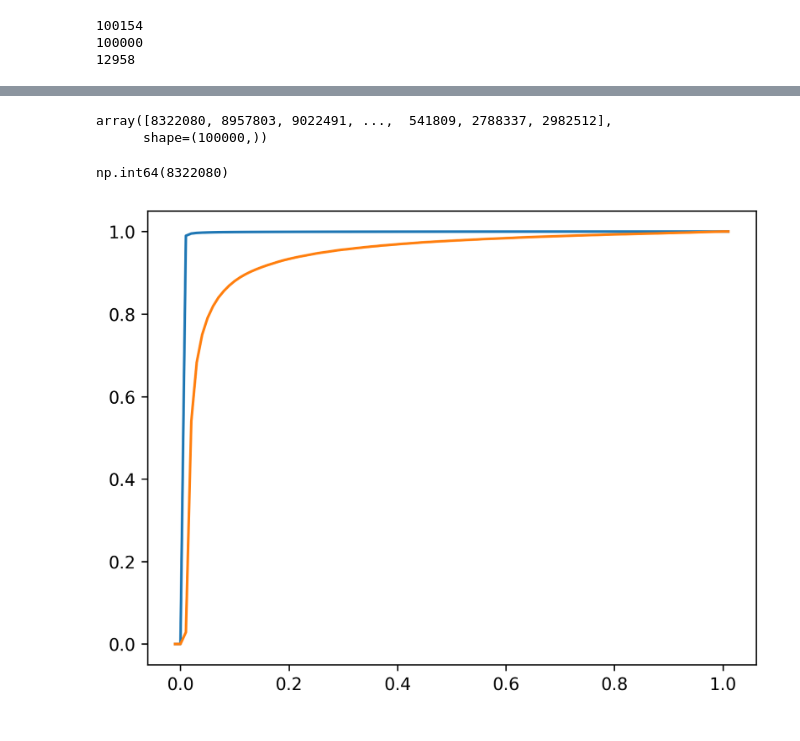
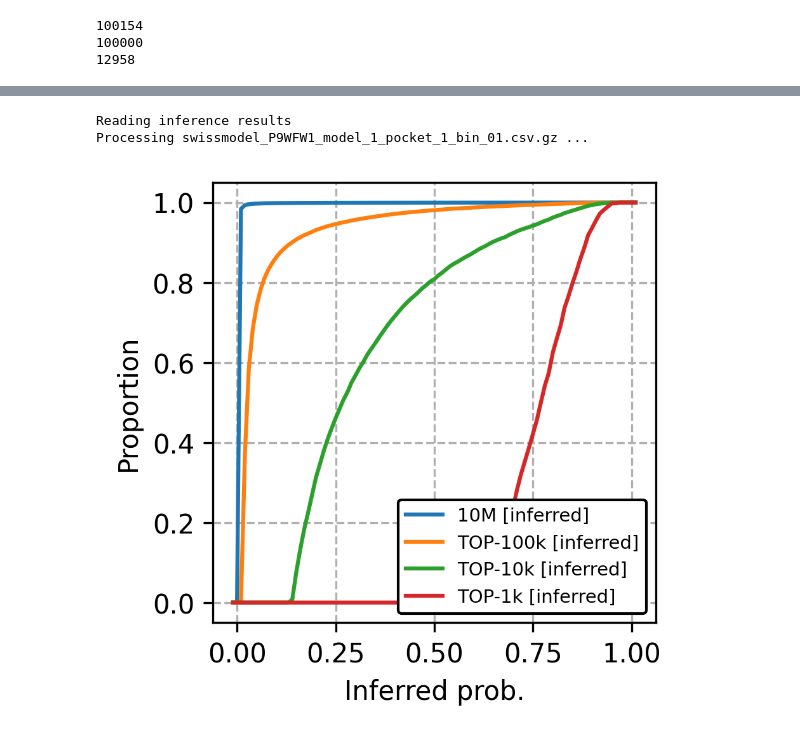
Before and after one commit to ersilia-os/mtb-targeted-protein-degradation, a Jupyter notebook: notebooks/sanity_checks.ipynb, the cells around one changed output, grey strips where cells are left out. Drawn from its saved outputs; the diff is of its cells as text; code cells hidden in the pictures.

```diff
--- a/notebooks/sanity_checks.ipynb
+++ b/notebooks/sanity_checks.ipynb
@@ -38,13 +38,13 @@ DOCKING_RESULTS_REAL_BACKGROUND = {}
 
 # For each pocket
 for pocket in tqdm(sorted(os.listdir(PATH_TO_DOCKING_RESULTS_ORIGINAL))[:]):
-    if pocket in POCKETS_TO_ANALYZE:
+    # if pocket in POCKETS_TO_ANALYZE:
         scores = pd.read_csv(os.path.join(PATH_TO_DOCKING_RESULTS_ORIGINAL, pocket, 'report.csv'))
         DOCKING_RESULTS_ORIGINAL[pocket] = {i: j for i, j in zip(scores['compound'], scores['score'])}
 
 # For each pocket
 for pocket in tqdm(sorted(os.listdir(PATH_TO_DOCKING_RESULTS_REAL))[:]):
-    if pocket in POCKETS_TO_ANALYZE:
+    # if pocket in POCKETS_TO_ANALYZE:
         try:
             scores = pd.read_csv(os.path.join(PATH_TO_DOCKING_RESULTS_REAL, pocket, 'report.csv'))
             DOCKING_RESULTS_REAL[pocket] = {i: j for i, j in zip(scores['compound'][:100000], scores['score'][:100000])}
@@ -86,2 +129,2 @@ plt.show()
 # %%
-pocket = "swissmodel_P9WFW1_model_1_pocket_1"
+POCKET_TO_ANALYZE = set(["swissmodel_P9WFW1_model_1_pocket_1"])
@@ -106,27 +131,53 @@ Processing alphafold2_P9WFT3_model_0_pocket_1_bin_01.csv.gz ...
+# %%
+print("Reading inference results")
+PATH_TO_INFERENCES = "/aloy/home/acomajuncosa/Ersilia/mtb/processed/unidock_docking/inferences"
+
+# For each pocket
+for pocket in sorted(os.listdir(PATH_TO_INFERENCES)):
+    if pocket.replace("_bin_01.csv.gz", "") in POCKET_TO_ANALYZE:
+        print(f"Processing {pocket} ...")
+        # Load results
+        inf = pd.read_csv(os.path.join(PATH_TO_INFERENCES, pocket))
+        inf = {i: j for i,j in zip(inf['ids'], inf['probs'])}
+        values = np.array([inf[i] for i in inf])
+        ids = np.array([i for i in inf])
+        break
+# %% [output]
+Reading inference results
+Processing swissmodel_P9WFW1_model_1_pocket_1_bin_01.csv.gz ...
 # %%
-k = 100_000
-topk_idx = np.argpartition(values, -k)[-k:]
-topk_idx = topk_idx[np.argsort(values[topk_idx])[::-1]]
-topk_vals = values[topk_idx]
+# Top 100k
+top_100_000 = np.argpartition(values, -100_000)[-100_000:]
+top_100_000 = top_100_000[np.argsort(values[top_100_000])[::-1]]
+
+# Top 10k
+top_10_000 = np.argpartition(values, -10_000)[-10_000:]
+top_10_000 = top_10_000[np.argsort(values[top_10_000])[::-1]]
+
+# Top 1k
+top_1_000 = np.argpartition(values, -1_000)[-1_000:]
+top_1_000 = top_1_000[np.argsort(values[top_1_000])[::-1]]
-# %%
-topk_idx
-# %% [output]
-array([8322080, 8957803, 9022491, ...,  541809, 2788337, 2982512],
-      shape=(100000,))
-# %%
-np.argmax(values)
-# %% [output]
-np.int64(8322080)
 # %%
 thrs = [i for i in np.arange(-0.01, 1.02, 0.01)]
-y, y1 = [], []
+y, y_100k, y_10k, y_1k = [], [], [], []
 
 for thr in thrs:
     y.append(len(np.where(values < thr)[0]) / len(values))
-    y1.append(len(np.where(values[topk_idx] < thr)[0]) / len(values[topk_idx]))
+    y_100k.append(len(np.where(values[top_100_000] < thr)[0]) / len(values[top_100_000]))
+    y_10k.append(len(np.where(values[top_10_000] < thr)[0]) / len(values[top_10_000]))
+    y_1k.append(len(np.where(values[top_1_000] < thr)[0]) / len(values[top_1_000]))
 # %%
-plt.plot(thrs, y)
-plt.plot(thrs, y1)
+plt.figure(figsize=(3, 3))
+
+plt.plot(thrs, y, label='10M [inferred]')
+plt.plot(thrs, y_100k, label='TOP-100k [inferred]')
+plt.plot(thrs, y_10k, label='TOP-10k [inferred]')
+plt.plot(thrs, y_1k, label='TOP-1k [inferred]')
+
+plt.legend(framealpha=1, loc='lower right', edgecolor='k', prop={'size': 7})
+plt.ylabel("Proportion")
+plt.xlabel("Inferred prob.")
+plt.grid(linestyle='--')
 plt.show()
 # %% [output]
-[figure, old version]
+[figure, new version]
```
Also changed, not shown: parts of 15 cells of this notebook, 1 other file.
